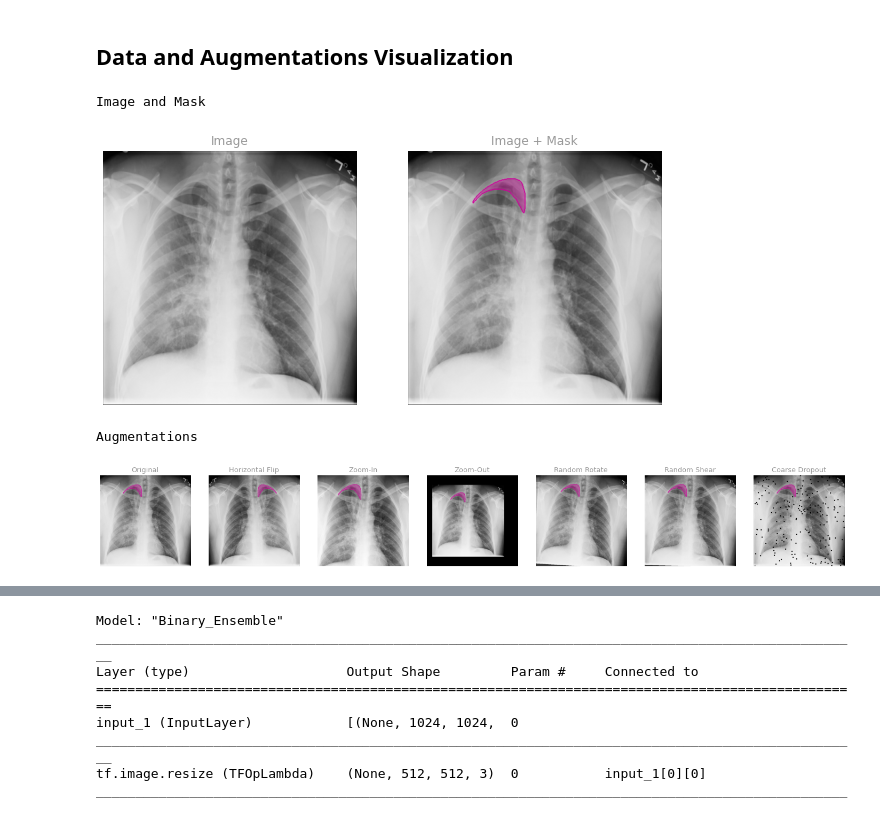
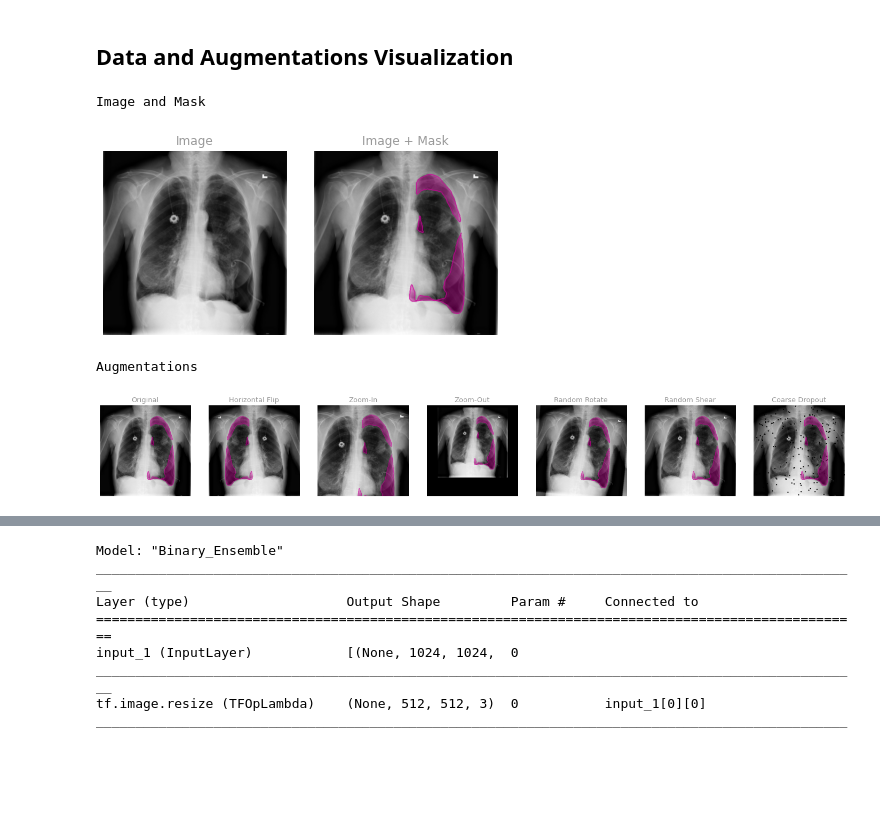
Before and after one commit to reyvaz/pneumothorax_detection, a Jupyter notebook: notebooks/pneumothorax_detection.ipynb, the cells around one changed output, grey strips where cells are left out. Saved outputs shown, nothing was run; the diff lists cells and outputs as text; code cells hidden in the pictures; blank space fills up the shorter version.

```diff
--- a/notebooks/pneumothorax_detection.ipynb
+++ b/notebooks/pneumothorax_detection.ipynb
@@ -96,7 +138,7 @@ Tensorflow version:  2.4.1
 
 Follow this [link](https://www.kaggle.com/reyvaz/pneumothorax-segmentation-gcs-path) to update GCS Path if needed.
 # %%
-GCS_PATH = 'gs://kds-ec66dbb8b29beeafdeb74b4f1add71f88c51dd874698e5359967ee17'
+GCS_PATH = 'gs://kds-891dd2a73df9712b393ae139fbbdc34cd2837b067190170685298346'
 renew_url = 'https://www.kaggle.com/reyvaz/pneumothorax-segmentation-gcs-path'
 verify_gcs_path(GCS_PATH, renew_url)
 # %% [output]
@@ -350,24 +388,23 @@ def get_datasets(fold_num, target_size, imgs_per_replica, target_var = 'mask',
 # %% [markdown]
 ## Data and Augmentations Visualization
 # %%
-gen_examples = 10 #@param [10, 20, 50, 100] {type:'raw'}
-
-if gen_examples:
+num_examples = 20 #@param {type:'raw'}
+if num_examples:
     temp_dataset = get_dataset(TFRECS_TRAIN_RLE[:1], target_size=(512, 512),
                                batch_size=1)
-    data_examples = retrieve_examples(temp_dataset, gen_examples)
+    data_examples = retrieve_examples(temp_dataset, num_examples)
     idx = 0
 # %%
 #@markdown  ← reload to show next example
-if gen_examples:
-    idx = idx + 1 if idx < gen_examples-1 else 0
+if num_examples:
+    idx = idx + 1 if idx < num_examples-1 else 0
     print('Image and Mask\n')
-    plot_image_mask(data_examples[idx])
+    plot_image_mask(data_examples[idx], height=3)
 
     print('\n\nAugmentations\n')
     show_augmentations(*data_examples[idx])
 # %% [output]
 Image and Mask
-[figure, old version]
+[figure, new version]
 Augmentations
-[figure, old version]
+[figure, new version]
```
Also changed, not shown: parts of 94 cells of this notebook, 2 other files.
